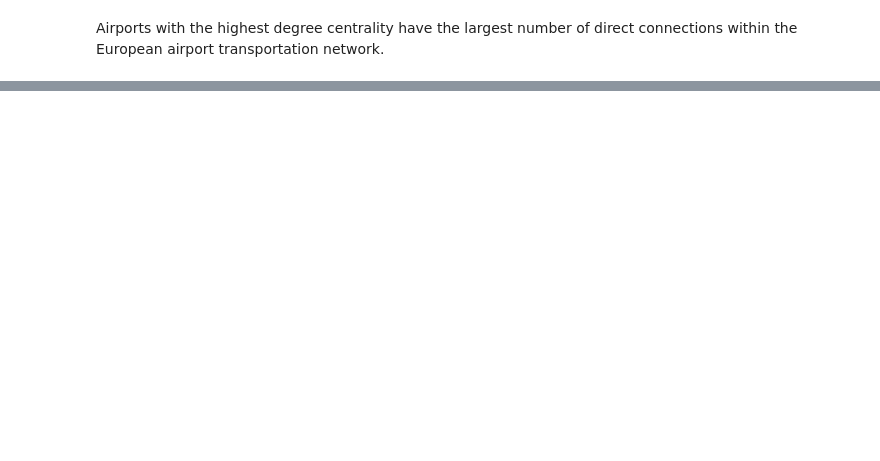
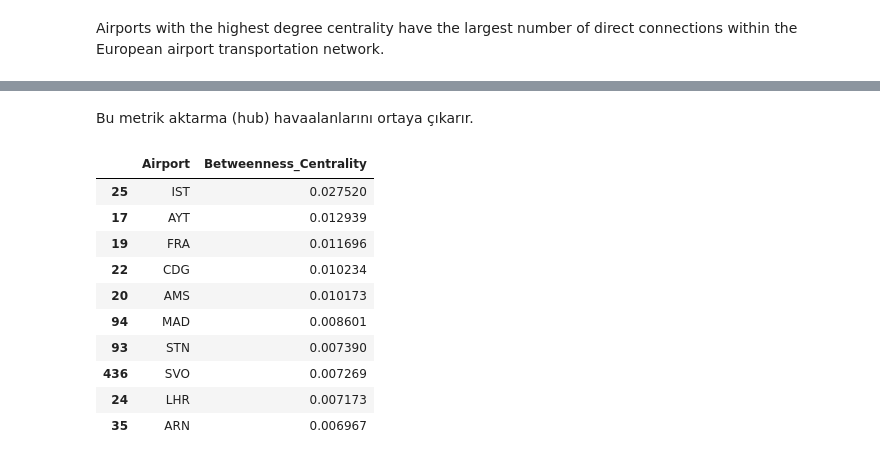
Before and after one commit to onurercen/flightAnalysis, a Jupyter notebook: analysis.ipynb, the cells around one changed output, grey strips where cells are left out. Drawn from its saved outputs; the diff is of its cells as text; code cells hidden in the pictures; blank space fills up the shorter version.

```diff
--- a/analysis.ipynb
+++ b/analysis.ipynb
@@ -273,0 +446,2 @@ airport_info = (
+# %% [markdown]
+Bu metrik aktarma (hub) havaalanlarını ortaya çıkarır.
@@ -273,0 +463,15 @@ airport_info = (
+# %%
+##top10
+betweenness_df.head(10)
+# %% [output]
+|  | Airport | Betweenness_Centrality |
+| 25 | IST | 0.027520 |
+| 17 | AYT | 0.012939 |
+| 19 | FRA | 0.011696 |
+| 22 | CDG | 0.010234 |
+| 20 | AMS | 0.010173 |
+| 94 | MAD | 0.008601 |
+| 93 | STN | 0.007390 |
+| 436 | SVO | 0.007269 |
+| 24 | LHR | 0.007173 |
+| 35 | ARN | 0.006967 |
```
Also changed, not shown: parts of 35 cells of this notebook, 1 other file.
